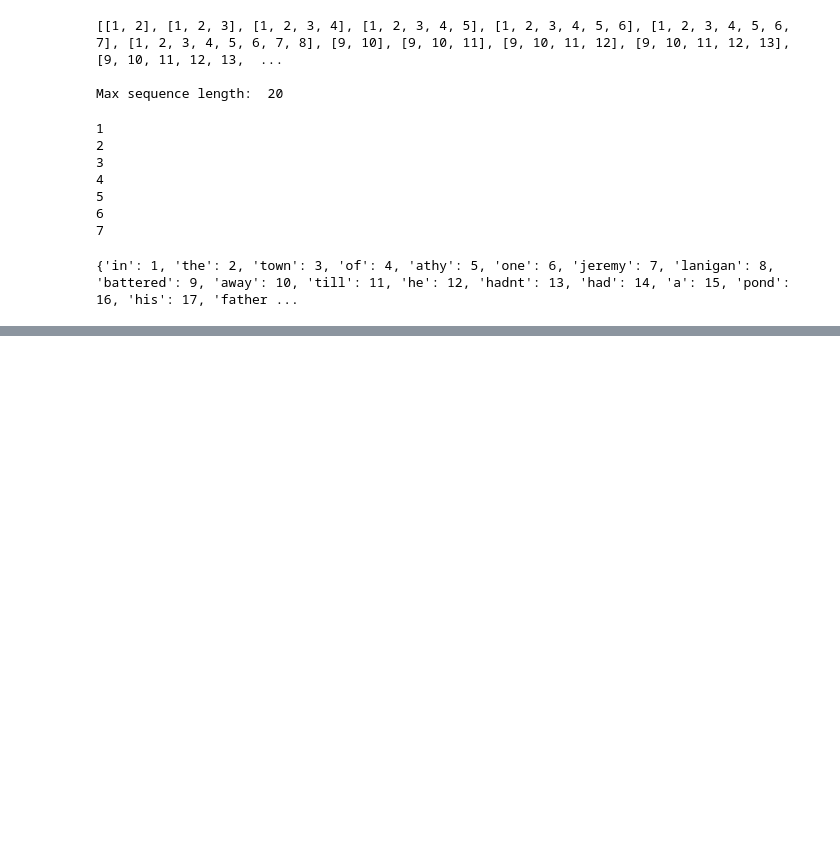
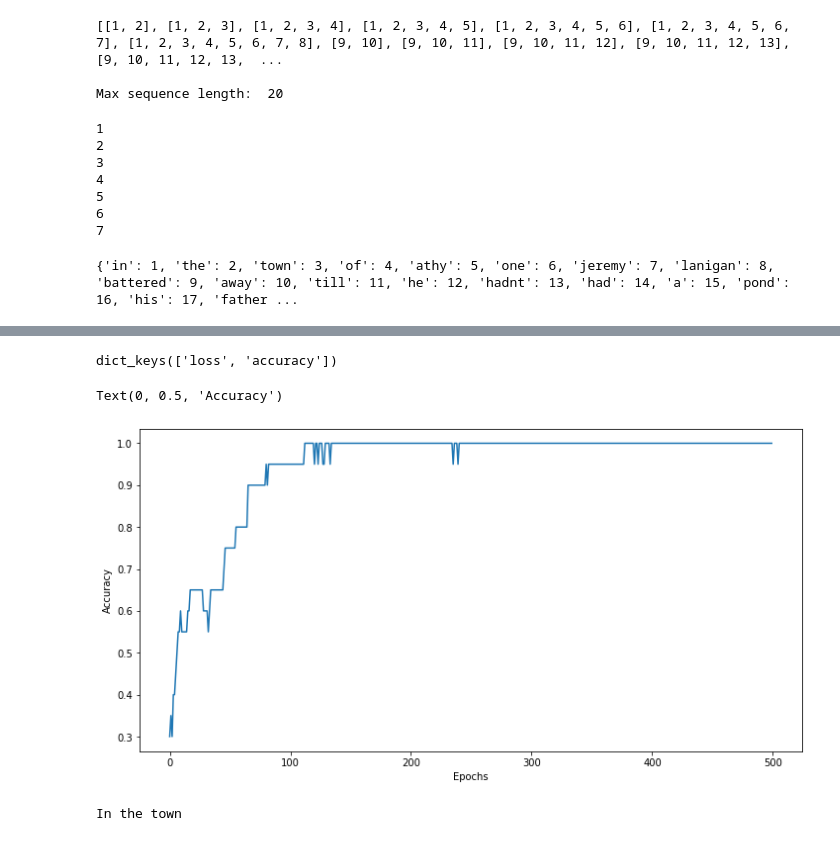
Before and after one commit to UmairGillani93/Python_Deep_Learning, a Jupyter notebook: Natural_Language_Processing_Course#2/WEEK_04/Week 04 - Lesson 01.ipynb, the cells around one changed output, grey strips where cells are left out. Saved outputs shown, nothing was run; the diff lists cells and outputs as text; code cells hidden in the pictures; blank space fills up the shorter version.

```diff
--- a/Natural_Language_Processing_Course#2/WEEK_04/Week 04 - Lesson 01.ipynb
+++ b/Natural_Language_Processing_Course#2/WEEK_04/Week 04 - Lesson 01.ipynb
@@ -50,7 +50,7 @@ input_sequences = np.array(pad_sequences(input_sequence, maxlen = max_sequence_l
 print('\nMax sequence length: ', max_sequence_len)
 
 # create predictors and labels
-xs, labels = input_sequences[:-1], input_sequences[-1]
+xs, labels = input_sequences[:,:-1], input_sequences[:,-1]
 ys = tf.keras.utils.to_categorical(labels, num_classes = total_words) # categorizing the labels for the total number of words!
 # %% [output]
 [[1, 2], [1, 2, 3], [1, 2, 3, 4], [1, 2, 3, 4, 5], [1, 2, 3, 4, 5, 6], [1, 2, 3, 4, 5, 6, 7], [1, 2, 3, 4, 5, 6, 7, 8], [9, 10], [9, 10, 11], [9, 10, 11, 12], [9, 10, 11, 12, 13], [9, 10, 11, 12, 13,  ...
@@ -81,11 +81,11 @@ print(tokenizer.word_index)
 # EMB_DIM = total_words
 num_epochs = 50
 
-model = Sequential()
-model.add(Embedding(total_words, 64, input_length = (max_sequence_len - 1))
-model.add(Bidirectional(LSTM(units = 20)))
+model = Sequential([
+    tf.keras.layers.Embedding(total_words, 64, input_length = (max_sequence_len-1))
+])
+model.add(Bidirectional(LSTM(20)))
 model.add(Dense(total_words, activation = 'softmax'))
-model.compile(loss = 'categorical_crossentropy', optimizer = 'adam', metrics = ['accuracy'])
 
-history = model.fit(xs, ys, epochs = num_epochs, verbose = 1)
+model.summary()
 # %% [output]
@@ -95,0 +109,3 @@ SyntaxError: invalid syntax (<ipython-input-9-b3d6f14b778b>, line 6)
+# %%
+model.compile(optimizer = 'adam', loss = 'categorical_crossentropy', metrics = ['accuracy'])
+history = model.fit(xs, ys, epochs = 150, verbose = 1)
@@ -95,0 +130,31 @@ SyntaxError: invalid syntax (<ipython-input-9-b3d6f14b778b>, line 6)
+# %%
+print(history.history.keys())
+plt.figure(figsize = (12,6))
+#plt.plot(history.history['acc'])
+# plt.plot(history.history['loss'])
+plt.plot(history.history['accuracy'])
+plt.xlabel('Epochs')
+plt.ylabel('Accuracy')
+# %% [output]
+dict_keys(['loss', 'accuracy'])
+Text(0, 0.5, 'Accuracy')
+[figure, added]
+# %%
+seed_text = 'In the town '
+next_words = 100
+
+for i in range(next_words):
+    token_list = tokenizer.texts_to_sequences([seed_text])[0]
+    token_list = pad_sequences([token_list], maxlen = (max_sequence_len - 1), padding = 'pre')
+    predicted = model.predict_classes(token_list, verbose = 0)
+    output_word = ""
+    for index, word in tokenizer.word_index.items():
+        if index == predicted:
+            output_word = word
+            break
+
+    seed_text += " " + output_word
+
+print(seed_text)
+# %% [output]
+In the town
```
Also changed, not shown: parts of 3 cells of this notebook.
